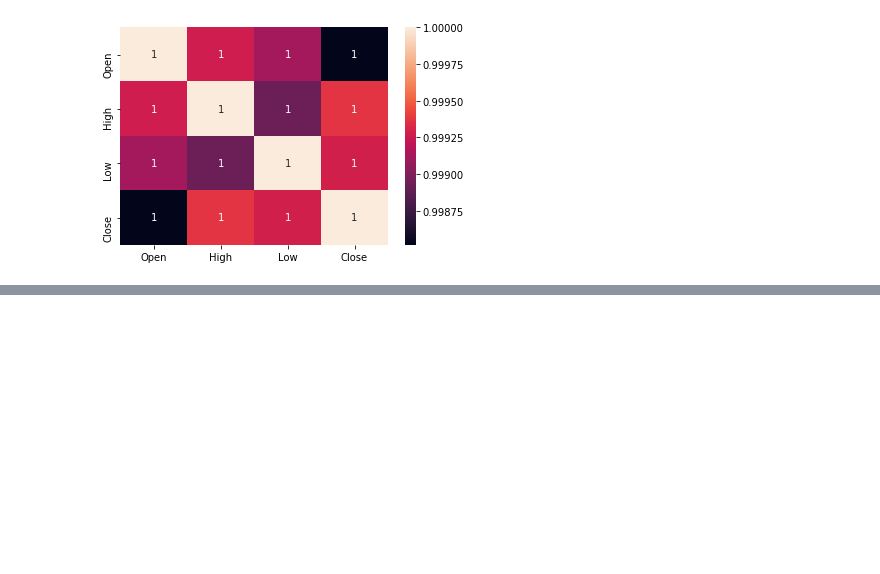
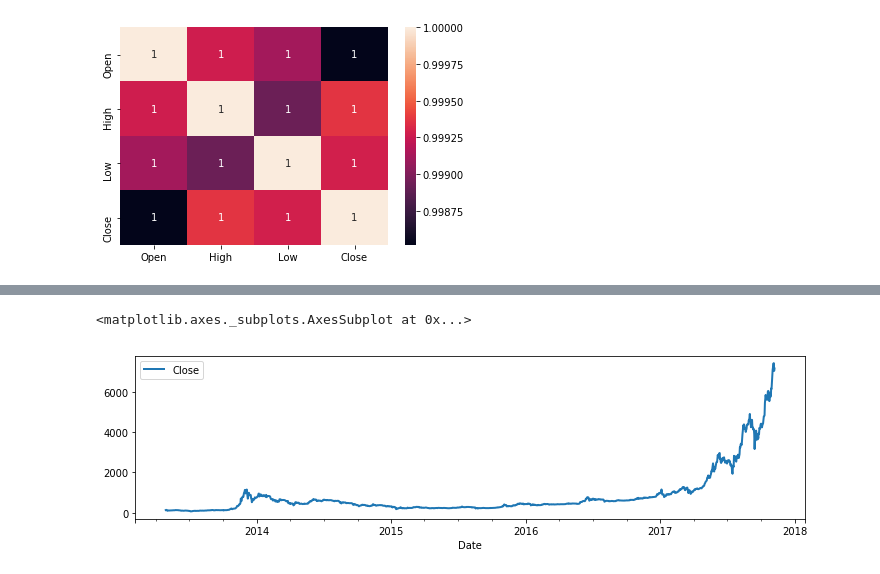
Before and after one commit to mparayil/Forecasting-Cryptocurrency-Prices, a Jupyter notebook: Capstone - Part 2.ipynb, the cells around one changed output, grey strips where cells are left out. Saved outputs shown, nothing was run; the diff lists cells and outputs as text; code cells hidden in the pictures; blank space fills up the shorter version.

```diff
--- a/Capstone - Part 2.ipynb
+++ b/Capstone - Part 2.ipynb
@@ -127,0 +235,5 @@ btc_price['Close'].hist()
+# %%
+btc_price.plot.line(x=btc_price.index, y='Close', figsize=(12,3), lw=2)
+# %% [output]
+<matplotlib.axes._subplots.AxesSubplot at 0x...>
+[figure, added]
```
Also changed, not shown: parts of 24 cells of this notebook.
